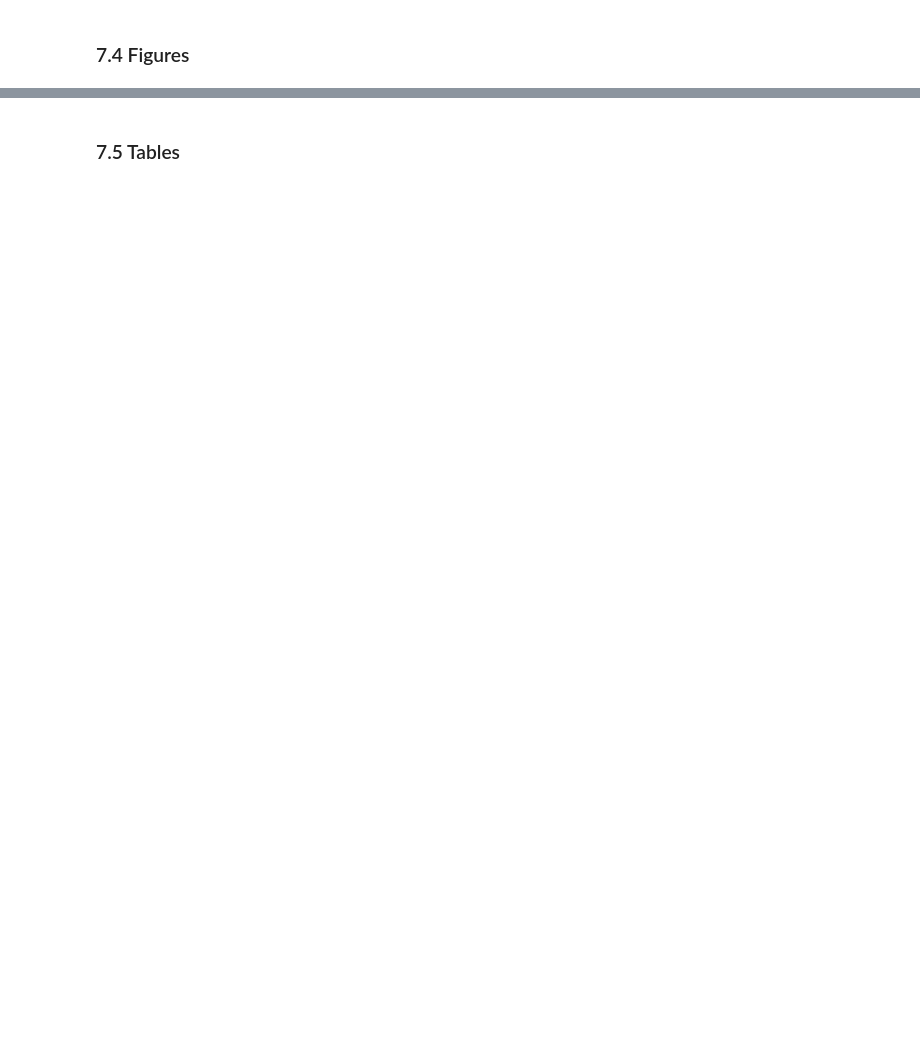
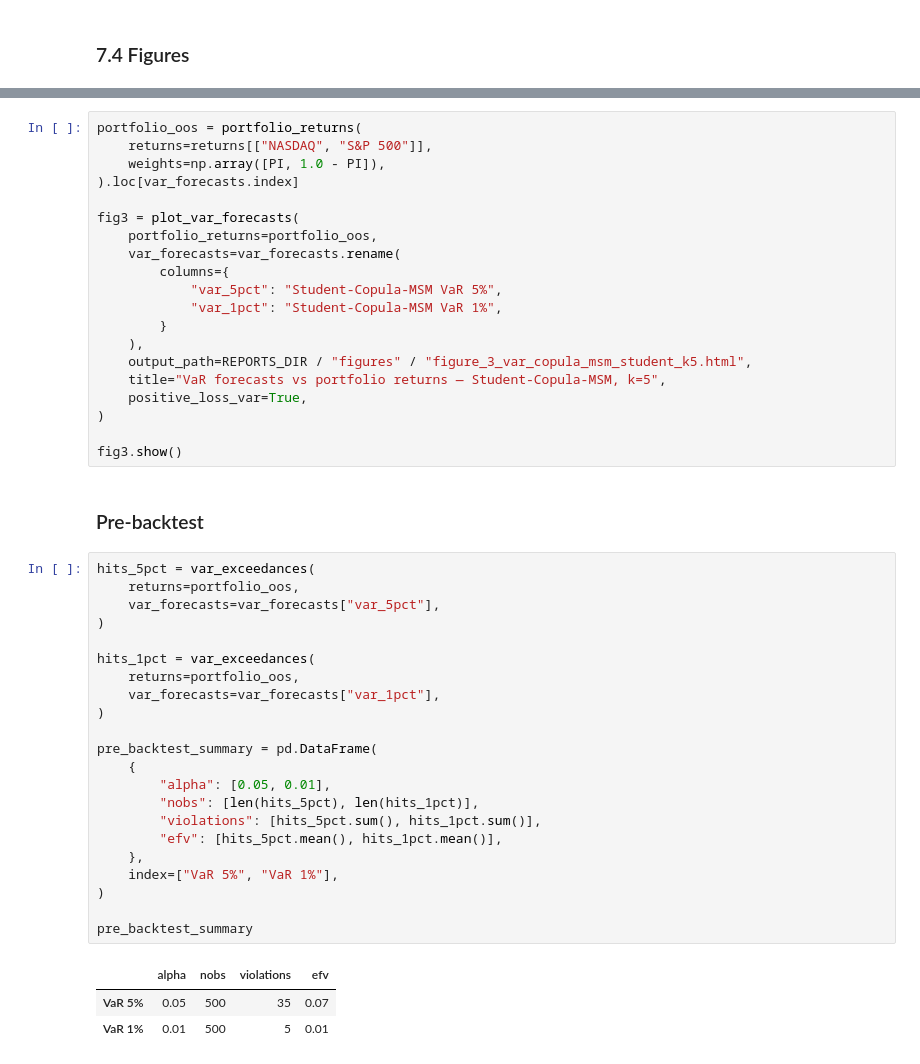
Before and after one commit to nathanli11/Forecasting_market_risk-Copula_MSM_Approach, a Jupyter notebook: notebooks/replication_workflow.ipynb, the cells around one changed output, grey strips where cells are left out. Saved outputs shown, nothing was run; the diff lists cells and outputs as text; blank space fills up the shorter version.

```diff
--- a/notebooks/replication_workflow.ipynb
+++ b/notebooks/replication_workflow.ipynb
@@ -923,2 +916,48 @@ fig3.show()
-# %% [markdown]
-### 7.5 Tables
+# %%
+portfolio_oos = portfolio_returns(
+    returns=returns[["NASDAQ", "S&P 500"]],
+    weights=np.array([PI, 1.0 - PI]),
+).loc[var_forecasts.index]
+
+fig3 = plot_var_forecasts(
+    portfolio_returns=portfolio_oos,
+    var_forecasts=var_forecasts.rename(
+        columns={
+            "var_5pct": "Student-Copula-MSM VaR 5%",
+            "var_1pct": "Student-Copula-MSM VaR 1%",
+        }
+    ),
+    output_path=REPORTS_DIR / "figures" / "figure_3_var_copula_msm_student_k5.html",
+    title="VaR forecasts vs portfolio returns — Student-Copula-MSM, k=5",
+    positive_loss_var=True,
+)
+
+fig3.show()
+# %% [markdown]
+### Pre-backtest
+# %%
+hits_5pct = var_exceedances(
+    returns=portfolio_oos,
+    var_forecasts=var_forecasts["var_5pct"],
+)
+
+hits_1pct = var_exceedances(
+    returns=portfolio_oos,
+    var_forecasts=var_forecasts["var_1pct"],
+)
+
+pre_backtest_summary = pd.DataFrame(
+    {
+        "alpha": [0.05, 0.01],
+        "nobs": [len(hits_5pct), len(hits_1pct)],
+        "violations": [hits_5pct.sum(), hits_1pct.sum()],
+        "efv": [hits_5pct.mean(), hits_1pct.mean()],
+    },
+    index=["VaR 5%", "VaR 1%"],
+)
+
+pre_backtest_summary
+# %% [output]
+|  | alpha | nobs | violations | efv |
+| VaR 5% | 0.05 | 500 | 35 | 0.07 |
+| VaR 1% | 0.01 | 500 | 5 | 0.01 |
```
Also changed, not shown: parts of 49 cells of this notebook, 12 other files.
